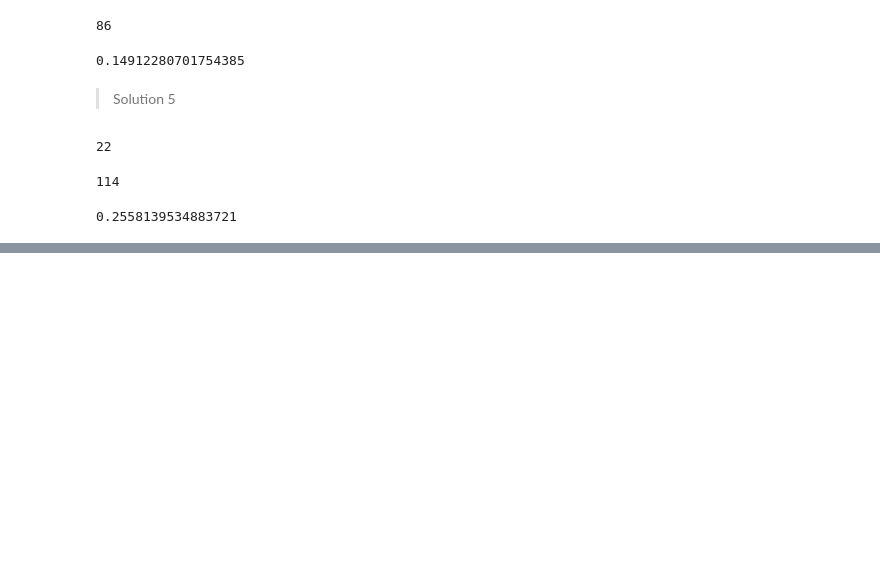
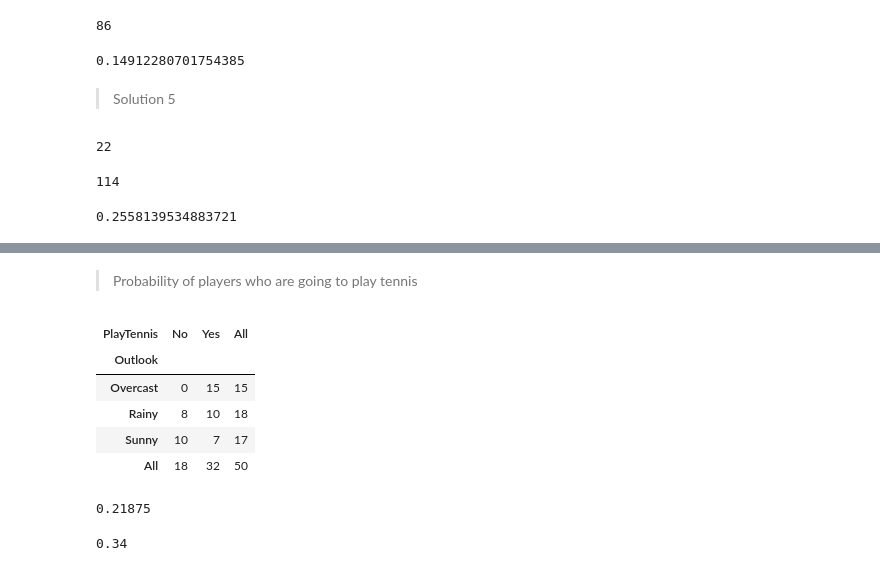
Before and after one commit to Lester-723/Data-Analytics-Projects-, a Jupyter notebook: Practice/Probability & Statistics practice.ipynb, the cells around one changed output, grey strips where cells are left out. Drawn from its saved outputs; the diff is of its cells as text; code cells hidden in the pictures; blank space fills up the shorter version.

```diff
--- a/Practice/Probability & Statistics practice.ipynb
+++ b/Practice/Probability & Statistics practice.ipynb
@@ -279,0 +230,22 @@ If the feature of **Today** =
+# %% [markdown]
+> Probability of players who are going to play tennis
+# %%
+outlook = pd.crosstab(index = table_tennis_data['Outlook'], columns = table_tennis_data['PlayTennis'], margins = True)
+outlook
+# %% [output]
+| PlayTennis | No | Yes | All |
+| Outlook |  |  |  |
+| Overcast | 0 | 15 | 15 |
+| Rainy | 8 | 10 | 18 |
+| Sunny | 10 | 7 | 17 |
+| All | 18 | 32 | 50 |
+# %%
+sunny_outlook = outlook.loc['Sunny', 'Yes'] / outlook.loc['All', 'Yes']
+sunny_outlook
+# %% [output]
+0.21875
+# %%
+total_sunny = outlook.loc['Sunny', 'All'] / outlook.loc['All', 'All']
+total_sunny
+# %% [output]
+0.34
```
Also changed, not shown: parts of 17 cells of this notebook.
